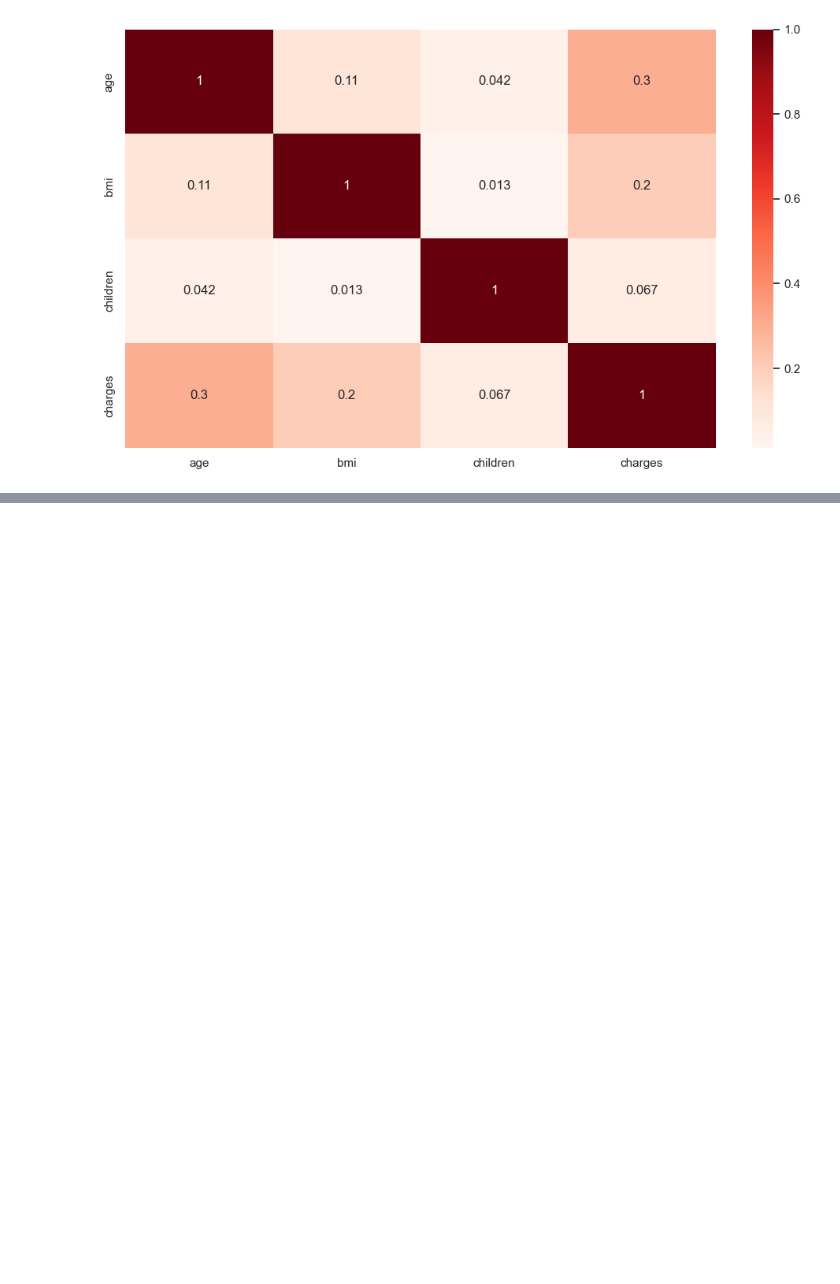
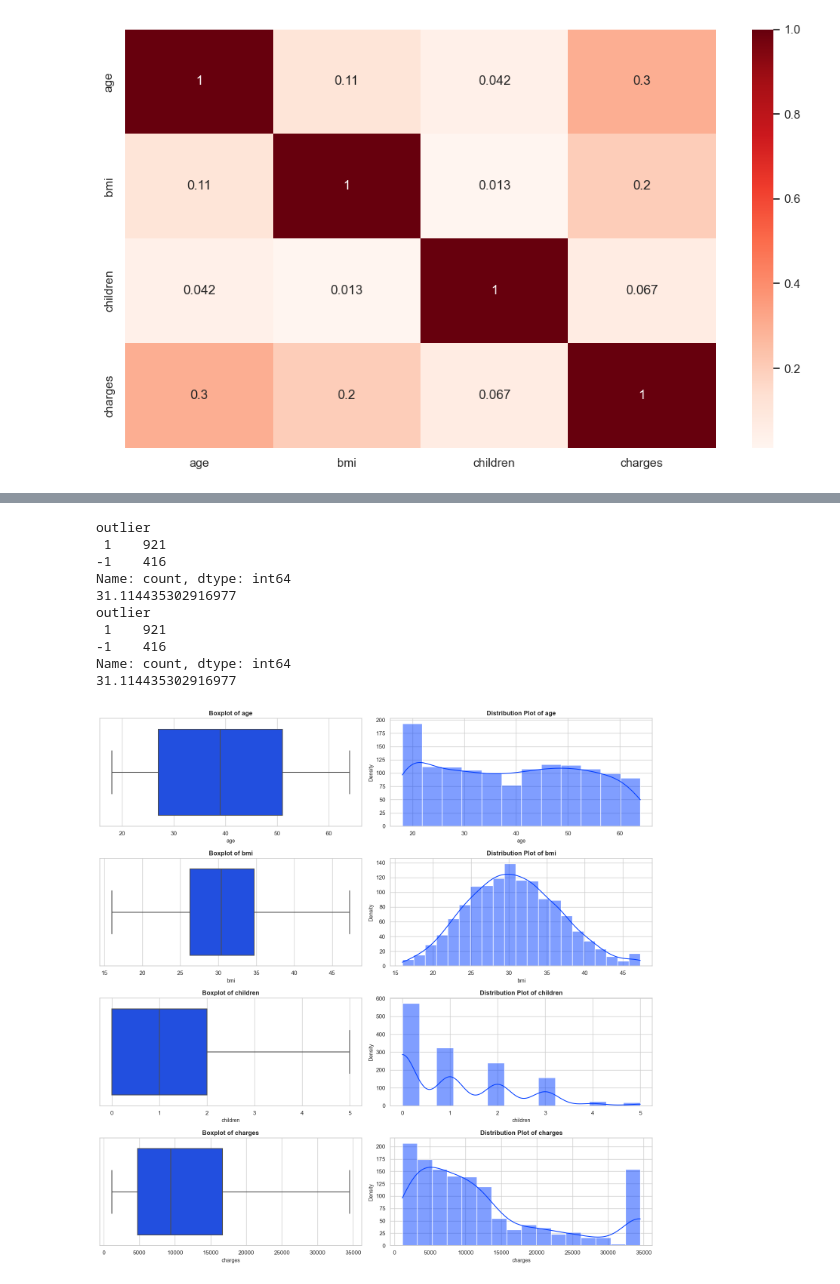
Before and after one commit to wheselmans/data_science_cases, a Jupyter notebook: cases/Cases_LinReg_Geert_MedicalCostPrediction/CaseLinReg_20250205.ipynb, the cells around one changed output, grey strips where cells are left out. Cells and saved outputs as stored; diff of their text form; code cells hidden in the pictures; blank space fills up the shorter version.

```diff
--- a/cases/Cases_LinReg_Geert_MedicalCostPrediction/CaseLinReg_20250205.ipynb
+++ b/cases/Cases_LinReg_Geert_MedicalCostPrediction/CaseLinReg_20250205.ipynb
@@ -143,3 +146,26 @@ def log_info_print_on_screen():
     for boodschap in log_info_lijst:
         print(boodschap)
     return
+# %%
+# maak een boxplot van een kolommen
+# df_num_col is een list van de kolomnamen die geplot worden
+
+def plot_boxplot(df, df_num_col, filenaam):
+    # boxplot van de numerische waarden
+    sns.set_theme(style="whitegrid", palette="bright")
+    plt.figure(figsize=(15, 15))
+    for i, col in enumerate(df_num_col):
+        plt.subplot(len(df_num_col), 2, 2 * i + 1)
+        sns.boxplot(x=df[col], orient='h', linewidth=1.5)
+        plt.title(f"Boxplot of {col}", fontsize=12, fontweight="bold")
+        plt.xlabel(col, fontsize=10)
+
+        plt.subplot(len(df_num_col), 2, 2 * i + 2)
+        sns.histplot(df[col], kde=True,  linewidth=1)
+        plt.title(f"Distribution Plot of {col}", fontsize=12, fontweight="bold")
+        plt.xlabel(col, fontsize=10)
+        plt.ylabel("Density", fontsize=10)
+
+    plt.tight_layout()
+    save_fig(filenaam)
+    plt.show()
@@ -385,0 +388,23 @@ Name: count, dtype: int64
+# %%
+# Initialiseren van het Isolation Forest model
+
+percentage_aantal_outliers = bereken_percentage_aantal_outliers(df, ['bmi','charges'])
+print(percentage_aantal_outliers)
+
+df = cap_values(df,'bmi')
+df = cap_values(df,'charges')
+percentage_aantal_outliers = bereken_percentage_aantal_outliers(df, ['bmi','charges'])
+print(percentage_aantal_outliers)
+plot_boxplot(df, df_num_col,"Boxplot en histogram na removing van de outliers")
+# %% [output]
+outlier
+ 1    921
+-1    416
+Name: count, dtype: int64
+31.114435302916977
+outlier
+ 1    921
+-1    416
+Name: count, dtype: int64
+31.114435302916977
+[figure, added]
```
Also changed, not shown: parts of 16 cells of this notebook.
